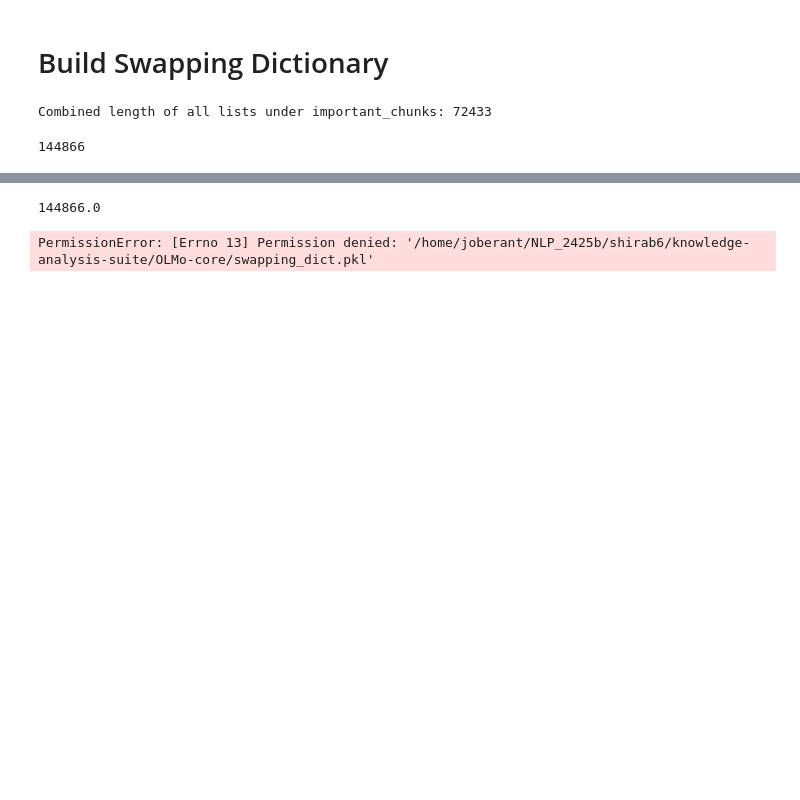
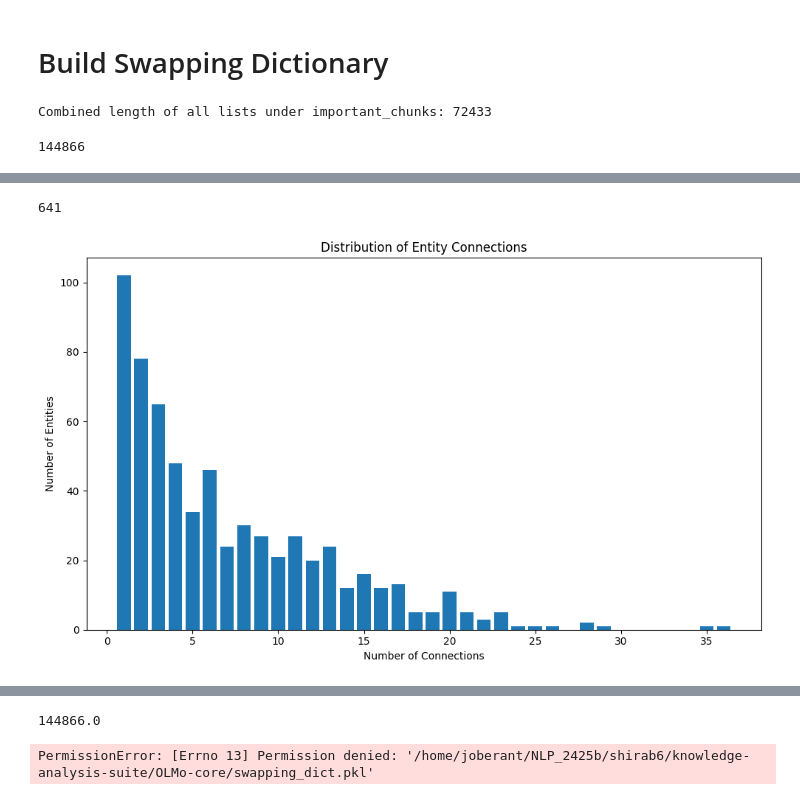
Before and after one commit to dhgottesman/OLMo-core, a Jupyter notebook: chunk_ordering.ipynb, the cells around one changed output, grey strips where cells are left out. Cells and saved outputs as stored; diff of their text form; code cells hidden in the pictures; blank space fills up the shorter version.

```diff
--- a/chunk_ordering.ipynb
+++ b/chunk_ordering.ipynb
@@ -390,7 +346,7 @@ for entity in important_chunks:
 duplicate_chunks = {chunk_id: list(entity_ids) for chunk_id, entity_ids in chunk_to_entities.items() if len(entity_ids) > 1}
 
 print(f"Number of chunk ids appearing in multiple entities: {len(duplicate_chunks)}")
-for chunk_id, entity_ids in list(duplicate_chunks.items())[:100]:  # show first 10 for brevity
+for chunk_id, entity_ids in list(duplicate_chunks.items())[:-1]:  # show first 10 for brevity
     print(f"Chunk ID {chunk_id} appears in entities: {entity_ids}")
 # %% [output]
 Number of chunk ids appearing in multiple entities: 2534
@@ -412,0 +384,21 @@ Chunk ID 1027375 appears in entities: [1885774, 37422]
+# %%
+opp = {}
+# Sort entities by ID for consistent output order.
+for entity_id in sorted(shared_counts.keys()):
+    # Get the dictionary of shared counts for the current entity.
+    connections = shared_counts[entity_id]
+
+    # Sort the connections by count (value) in descending order.
+    sorted_connections = dict(sorted(
+        connections.items(),
+        key=lambda item: item[1],
+        reverse=True
+    ))
+    opp[entity_id] = sorted_connections
+# %%
+import matplotlib.pyplot as plt
+
+# Prepare data for plotting: top N entities with most connections
+N = 20
+entity_ids = list(opp.keys())
+num_connections = [len(opp[eid]) for eid in entity_ids]
@@ -412,0 +430,25 @@ Chunk ID 1027375 appears in entities: [1885774, 37422]
+# %%
+len(opp.keys())
+# %% [output]
+641
+# %%
+from collections import Counter
+
+import matplotlib.pyplot as plt
+
+# Count how many entities have each number of connections
+connection_counts = Counter(num_connections)
+
+# Prepare data for plotting
+x = sorted(connection_counts.keys())
+y = [connection_counts[k] for k in x]
+
+plt.figure(figsize=(10, 6))
+plt.bar(x, y)
+plt.xlabel("Number of Connections")
+plt.ylabel("Number of Entities")
+plt.title("Distribution of Entity Connections")
+plt.tight_layout()
+plt.show()
+# %% [output]
+[figure, added]
```
Also changed, not shown: parts of 16 cells of this notebook.
